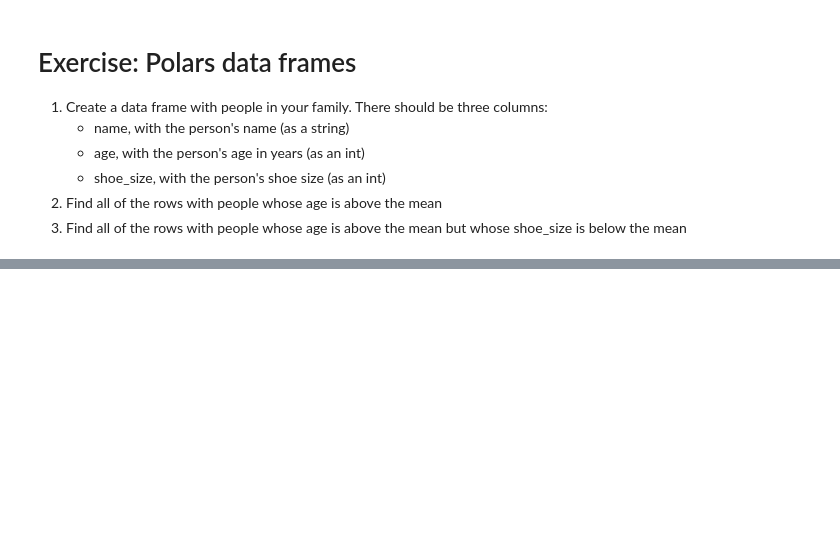
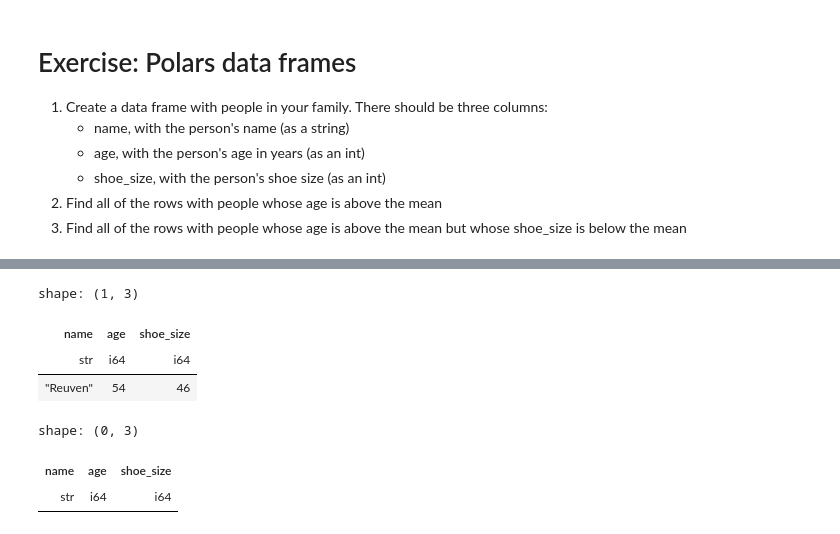
Before and after one commit to opagani/2024-08Aug-25-polars, a Jupyter notebook: LernerPython - 2024-08Aug-25-polars.ipynb, the cells around one changed output, grey strips where cells are left out. Drawn from its saved outputs; the diff is of its cells as text; code cells hidden in the pictures; blank space fills up the shorter version.

```diff
--- a/LernerPython - 2024-08Aug-25-polars.ipynb
+++ b/LernerPython - 2024-08Aug-25-polars.ipynb
@@ -656,0 +670,18 @@ df = pl.DataFrame(
+# %%
+df.filter(
+    pl.col('age') > pl.col('age').mean()
+)
+# %% [output]
+shape: (1, 3)
+| name | age | shoe_size |
+| str | i64 | i64 |
+| "Reuven" | 54 | 46 |
+# %%
+df.filter(
+    (pl.col('age') > pl.col('age').mean()) &
+    (pl.col('shoe_size') < pl.col('shoe_size').mean())
+)
+# %% [output]
+shape: (0, 3)
+| name | age | shoe_size |
+| str | i64 | i64 |
```
Also changed, not shown: parts of 4 cells of this notebook.
